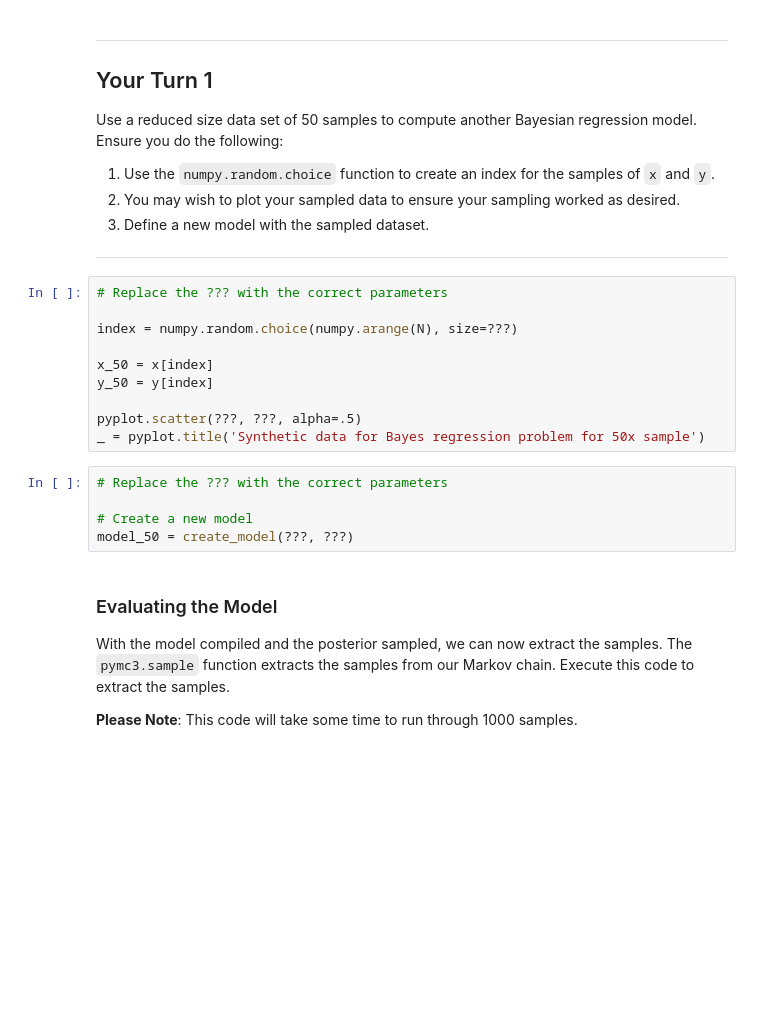
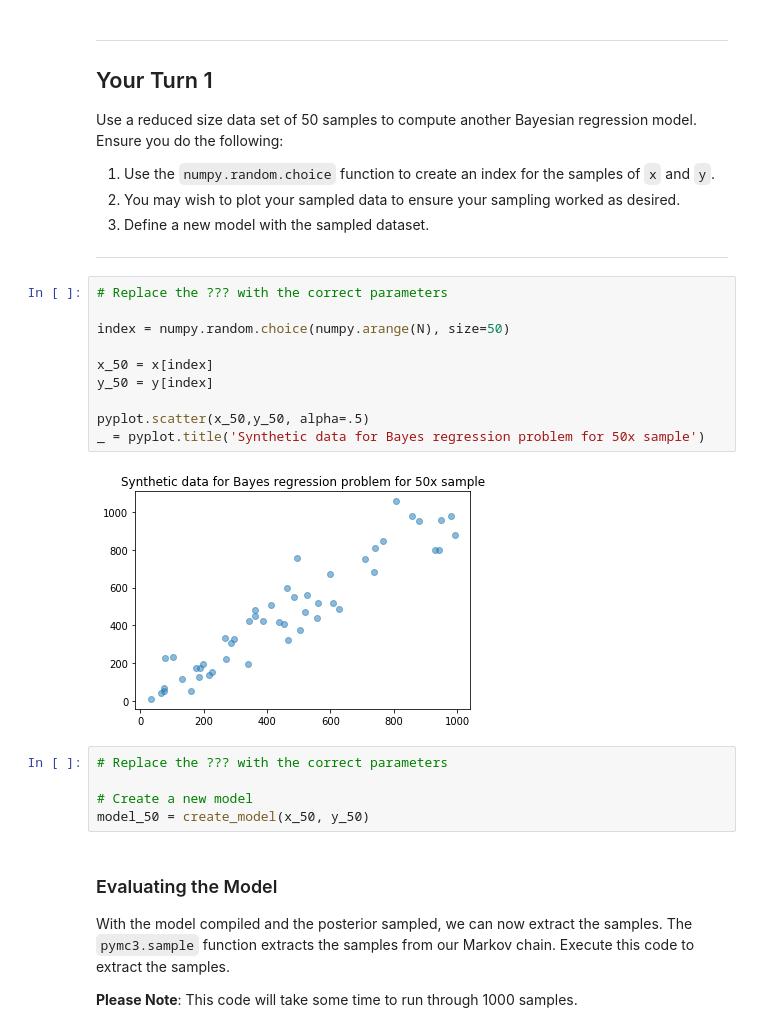
Before and after one commit to mutecypher/Datasci410, a Jupyter notebook: L09-1-BayesModels-Part2.ipynb, the cells around one changed output. Cells and saved outputs as stored; diff of their text form; blank space fills up the shorter version.

```diff
--- a/L09-1-BayesModels-Part2.ipynb
+++ b/L09-1-BayesModels-Part2.ipynb
@@ -458,18 +451,20 @@ Use a reduced size data set of 50 samples to compute another Bayesian regression
 # %%
 # Replace the ??? with the correct parameters
 
-index = numpy.random.choice(numpy.arange(N), size=???)
+index = numpy.random.choice(numpy.arange(N), size=50)
 
 x_50 = x[index]
 y_50 = y[index]
 
-pyplot.scatter(???, ???, alpha=.5)
+pyplot.scatter(x_50,y_50, alpha=.5)
 _ = pyplot.title('Synthetic data for Bayes regression problem for 50x sample')
+# %% [output]
+[figure, added]
 # %%
 # Replace the ??? with the correct parameters
 
 # Create a new model
-model_50 = create_model(???, ???)
+model_50 = create_model(x_50, y_50)
 # %% [markdown]
 ### Evaluating the Model
 
```
Also changed, not shown: parts of 25 cells of this notebook, 4 other files.
